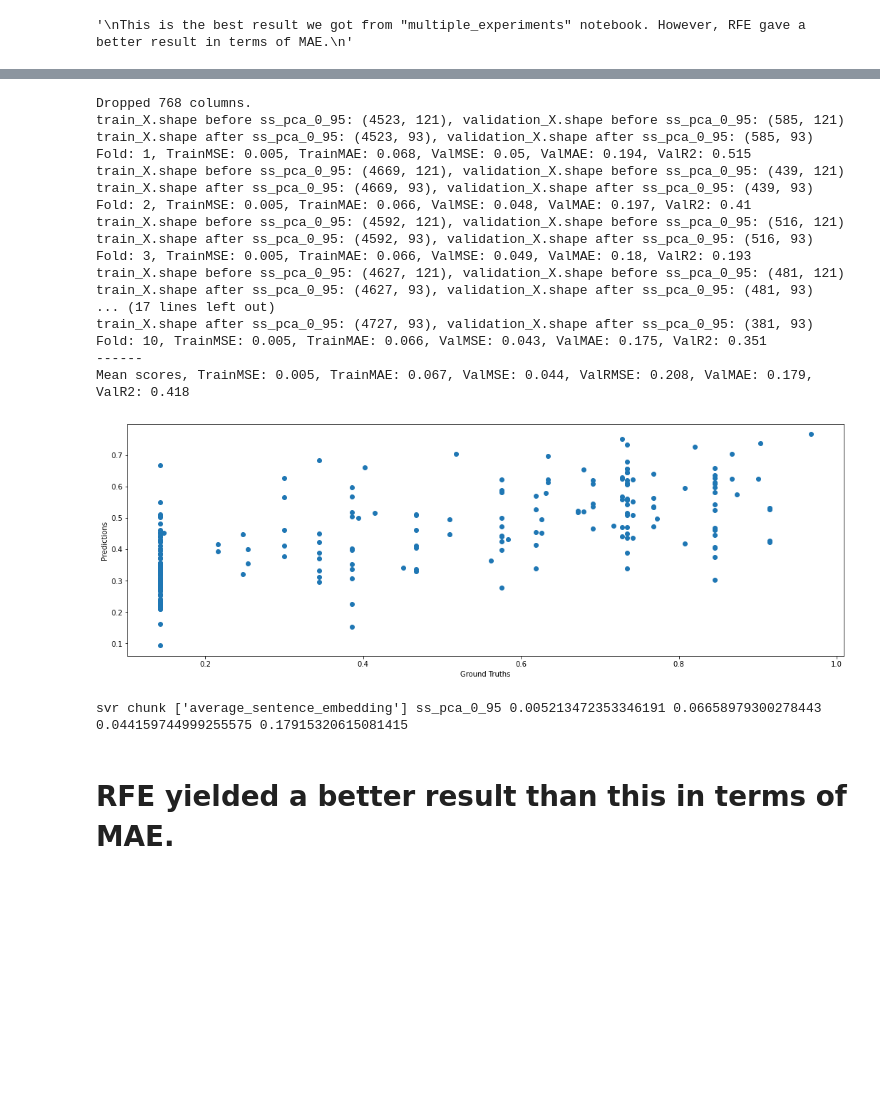
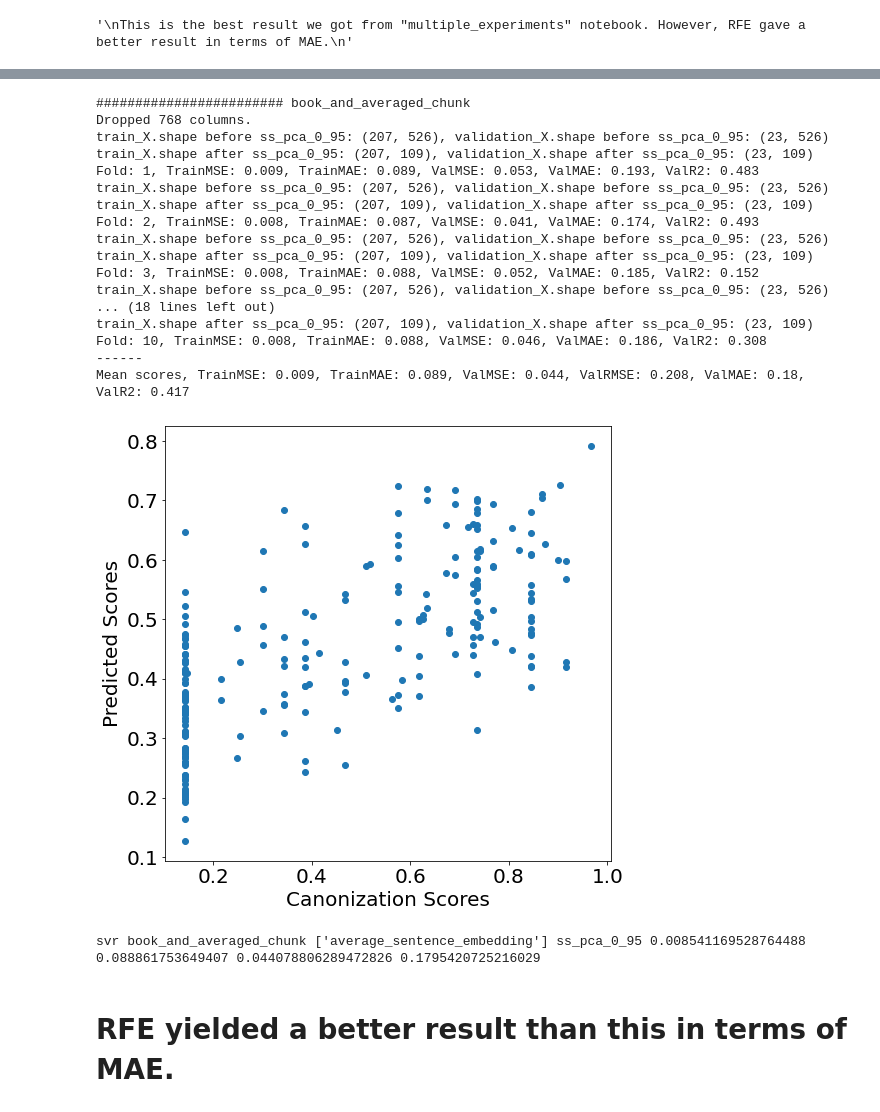
Before and after one commit to sta-a/great-unread, a Jupyter notebook: nbs/handcrafted_features_ger_best_result_of_multiple_experiments_extreme_trainreduced.ipynb, the cells around one changed output, grey strips where cells are left out. Drawn from its saved outputs; the diff is of its cells as text; code cells hidden in the pictures; blank space fills up the shorter version.

Commit message:
Get scores for all feature levels, save plots

```diff
--- a/nbs/handcrafted_features_ger_best_result_of_multiple_experiments_extreme_trainreduced.ipynb
+++ b/nbs/handcrafted_features_ger_best_result_of_multiple_experiments_extreme_trainreduced.ipynb
@@ -72,7 +72,4 @@ extreme_cases_df = pd.read_csv(labels_dir + "classified_data_step3_distance2_m3.
 book_df = pd.read_csv(f"{extracted_features_dir}/{lang}/book_df.csv")
 book_and_averaged_chunk_df = pd.read_csv(f"{extracted_features_dir}/{lang}/book_and_averaged_chunk_df.csv")
 chunk_df = pd.read_csv(f"{extracted_features_dir}/{lang}/chunk_df.csv")
-print(chunk_df.shape)
-chunk_df = chunk_df.merge(extreme_cases_df, how='inner', left_on='book_name', right_on="file_name").drop(columns=["file_name"])
-print(chunk_df.shape)
 chunk_and_copied_book_df = pd.read_csv(f"{extracted_features_dir}/{lang}/chunk_and_copied_book_df.csv")
@@ -82,7 +75,0 @@ chunk_and_copied_book_df = pd.read_csv(f"{extracted_features_dir}/{lang}/chunk_a
-# %%
-df = book_df
-print(df.shape)
-book_names = df['book_name'].unique()
-book_names_splitted = np.array_split(book_names, 10)
-for index, split in enumerate(book_names_splitted):
-    print(index, len(split))
@@ -100,0 +76,18 @@ for index, split in enumerate(book_names_splitted):
+# %%
+extreme_cases_df = pd.read_csv(labels_dir + "classified_data_step3_distance2_m3.csv", sep=",")[["file_name"]].drop_duplicates()
+
+print(book_df .shape)
+book_df = book_df.merge(extreme_cases_df, how='inner', left_on='book_name', right_on="file_name", validate="one_to_one").drop(columns=["file_name"])
+print(book_df .shape)
+
+print(book_and_averaged_chunk_df.shape)
+book_and_averaged_chunk_df = book_and_averaged_chunk_df.merge(extreme_cases_df, how='inner', left_on='book_name', right_on="file_name", validate="one_to_one").drop(columns=["file_name"])
+print(book_and_averaged_chunk_df.shape)
+
+print(chunk_df .shape)
+chunk_df = chunk_df.merge(extreme_cases_df, how='inner', left_on='book_name', right_on="file_name", validate="many_to_one").drop(columns=["file_name"])
+print(chunk_df.shape)
+
+print(chunk_and_copied_book_df.shape)
+chunk_and_copied_book_df = chunk_and_copied_book_df.merge(extreme_cases_df, how='inner', left_on='book_name', right_on="file_name", validate="many_to_one").drop(columns=["file_name"])
+print(chunk_and_copied_book_df.shape)
@@ -267,53 +269,59 @@ class Experiment(object):
             print("------")
             print(f"Mean scores, TrainMSE: {np.round(mean_train_mse, 3)}, TrainMAE: {np.round(mean_train_mae, 3)}, ValMSE: {np.round(mean_validation_mse, 3)}, ValRMSE: {np.round(mean_validation_rmse, 3)}, ValMAE: {np.round(mean_validation_mae, 3)}, ValR2: {np.round(mean_validation_r2, 3)}")
 
-            plt.figure(figsize=(18, 6))
+            plt.figure(figsize=(8, 8))
+            plt.xticks(fontsize=20)
+            plt.yticks(fontsize=20)
             plt.scatter(all_labels, all_predictions)
-            plt.xlabel("Ground Truths")
-            plt.ylabel("Predictions")
+            plt.xlabel("Canonization Scores", fontsize=20)
+            plt.ylabel("Predicted Scores", fontsize=20)
+            if self.features == "book_and_averaged_chunk":
+                plt.savefig("../data/results/figures/" + lang + '-' + self.features + '-trainreduced.png', dpi=400)
+            plt.show();
 
             plt.show();
         return mean_train_mse, mean_train_mae, mean_validation_mse, mean_validation_mae
 # %%
 results = []
 
 for model in ["svr"]:
-    for features in ["chunk"]:
+    for features in ["book_and_averaged_chunk"]: #["book", "chunk", "book_and_averaged_chunk", "chunk_and_copied_book"]:
+        print('########################', features)
         for drop_columns_including in [["average_sentence_embedding"]]:
             for dimensionality_reduction in ["ss_pca_0_95"]:
                 try:
                     experiment = Experiment(
                         features=features,
                         drop_columns_including=drop_columns_including,
                         dimensionality_reduction=dimensionality_reduction,
                         model=model,
                         verbose=True
                     )
                     train_mse, train_mae, validation_mse, validation_mae = experiment.run()
                     results.append((model, features, drop_columns_including, dimensionality_reduction, train_mse, train_mae, validation_mse, validation_mae))
                     print(model, features, drop_columns_including, dimensionality_reduction, train_mse, train_mae, validation_mse, validation_mae)
                 except Exception as e:
                     print(f"Error in {model}, {features}, {drop_columns_including}, {dimensionality_reduction}")
                     print(e)
 # %% [output]
+######################## book_and_averaged_chunk
 Dropped 768 columns.
-train_X.shape before ss_pca_0_95: (4523, 121), validation_X.shape before ss_pca_0_95: (585, 121)
-train_X.shape after ss_pca_0_95: (4523, 93), validation_X.shape after ss_pca_0_95: (585, 93)
-Fold: 1, TrainMSE: 0.005, TrainMAE: 0.068, ValMSE: 0.05, ValMAE: 0.194, ValR2: 0.515
-train_X.shape before ss_pca_0_95: (4669, 121), validation_X.shape before ss_pca_0_95: (439, 121)
-train_X.shape after ss_pca_0_95: (4669, 93), validation_X.shape after ss_pca_0_95: (439, 93)
-Fold: 2, TrainMSE: 0.005, TrainMAE: 0.066, ValMSE: 0.048, ValMAE: 0.197, ValR2: 0.41
-train_X.shape before ss_pca_0_95: (4592, 121), validation_X.shape before ss_pca_0_95: (516, 121)
-train_X.shape after ss_pca_0_95: (4592, 93), validation_X.shape after ss_pca_0_95: (516, 93)
-Fold: 3, TrainMSE: 0.005, TrainMAE: 0.066, ValMSE: 0.049, ValMAE: 0.18, ValR2: 0.193
-train_X.shape before ss_pca_0_95: (4627, 121), validation_X.shape before ss_pca_0_95: (481, 121)
-train_X.shape after ss_pca_0_95: (4627, 93), validation_X.shape after ss_pca_0_95: (481, 93)
-... (17 lines left out)
-train_X.shape after ss_pca_0_95: (4727, 93), validation_X.shape after ss_pca_0_95: (381, 93)
-Fold: 10, TrainMSE: 0.005, TrainMAE: 0.066, ValMSE: 0.043, ValMAE: 0.175, ValR2: 0.351
+train_X.shape before ss_pca_0_95: (207, 526), validation_X.shape before ss_pca_0_95: (23, 526)
+train_X.shape after ss_pca_0_95: (207, 109), validation_X.shape after ss_pca_0_95: (23, 109)
+Fold: 1, TrainMSE: 0.009, TrainMAE: 0.089, ValMSE: 0.053, ValMAE: 0.193, ValR2: 0.483
+train_X.shape before ss_pca_0_95: (207, 526), validation_X.shape before ss_pca_0_95: (23, 526)
+train_X.shape after ss_pca_0_95: (207, 109), validation_X.shape after ss_pca_0_95: (23, 109)
+Fold: 2, TrainMSE: 0.008, TrainMAE: 0.087, ValMSE: 0.041, ValMAE: 0.174, ValR2: 0.493
+train_X.shape before ss_pca_0_95: (207, 526), validation_X.shape before ss_pca_0_95: (23, 526)
+train_X.shape after ss_pca_0_95: (207, 109), validation_X.shape after ss_pca_0_95: (23, 109)
+Fold: 3, TrainMSE: 0.008, TrainMAE: 0.088, ValMSE: 0.052, ValMAE: 0.185, ValR2: 0.152
+train_X.shape before ss_pca_0_95: (207, 526), validation_X.shape before ss_pca_0_95: (23, 526)
+... (18 lines left out)
+train_X.shape after ss_pca_0_95: (207, 109), validation_X.shape after ss_pca_0_95: (23, 109)
+Fold: 10, TrainMSE: 0.008, TrainMAE: 0.088, ValMSE: 0.046, ValMAE: 0.186, ValR2: 0.308
 ------
-Mean scores, TrainMSE: 0.005, TrainMAE: 0.067, ValMSE: 0.044, ValRMSE: 0.208, ValMAE: 0.179, ValR2: 0.418
+Mean scores, TrainMSE: 0.009, TrainMAE: 0.089, ValMSE: 0.044, ValRMSE: 0.208, ValMAE: 0.18, ValR2: 0.417
-[figure, old version]
+[figure, new version]
-svr chunk ['average_sentence_embedding'] ss_pca_0_95 0.005213472353346191 0.06658979300278443 0.044159744999255575 0.17915320615081415
+svr book_and_averaged_chunk ['average_sentence_embedding'] ss_pca_0_95 0.008541169528764488 0.088861753649407 0.044078806289472826 0.1795420725216029
 # %% [markdown]
 # RFE yielded a better result than this in terms of MAE.
```
Also changed, not shown: parts of 3 cells of this notebook, 5 other files.
